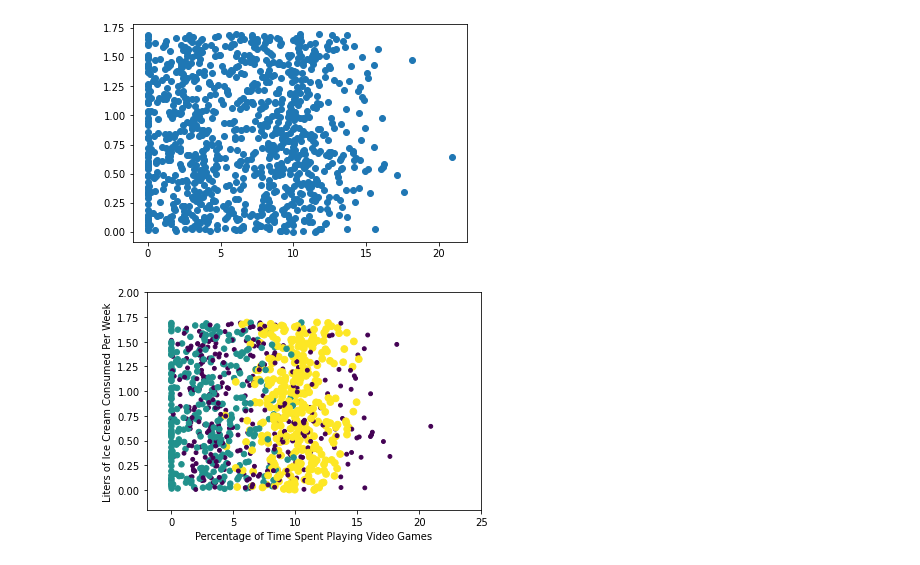
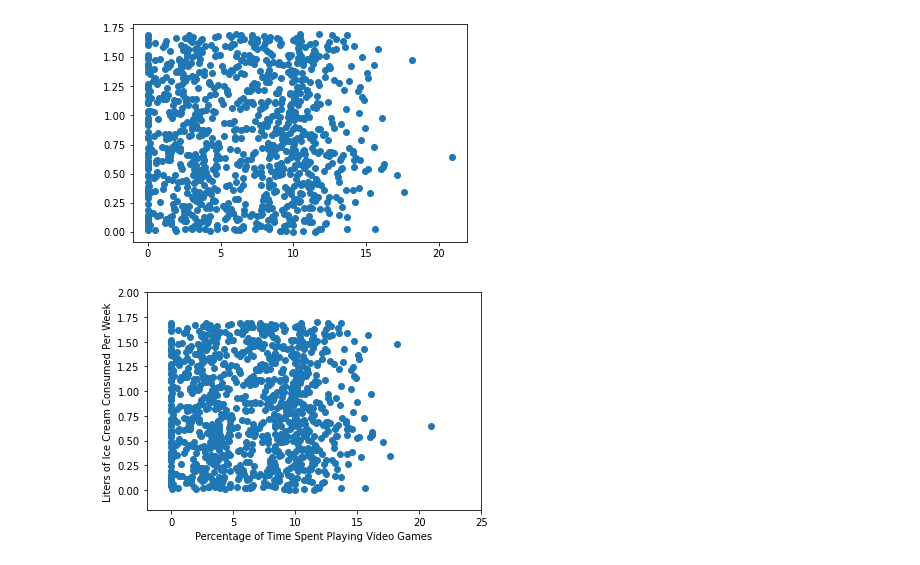
Before and after one commit to jumbokh/nknu-class, a Jupyter notebook: ML/notebooks/knn_DatingWeb.ipynb, the cells around one changed output. Drawn from its saved outputs; the diff is of its cells as text; code cells hidden in the pictures.

```diff
--- a/ML/notebooks/knn_DatingWeb.ipynb
+++ b/ML/notebooks/knn_DatingWeb.ipynb
@@ -3,5 +4,24 @@ import kNN
+# %%
+from numpy import *
+import operator
+from os import listdir
+
+def file2matrix(filename):
+	fr = open(filename)
+	numberOfLines = len(fr.readlines())
+	returnMat = zeros((numberOfLines, 3))
+	classLabelVector = []
+	fr = open(filename)
+	index = 0
+	for line in fr.readlines():
+		line = line.strip()
+		listFromLine = line.split('\t')
+		returnMat[index,:] = listFromLine[0:3]
+		classLabelVector.append(str(listFromLine[3]))
+		index += 1
+	return returnMat, classLabelVector
 # %%
-datingDataMat, datingLabels = kNN.file2matrix('datingTestSet.txt')
+datingDataMat, datingLabels = file2matrix('datingTestSet.txt')
 # %%
 datingDataMat
 # %% [output]
@@ -36,11 +75,12 @@ plt.show()
 # %%
 fig = plt.figure()
 ax = fig.add_subplot(111)
-ax.scatter(datingDataMat[:,1], datingDataMat[:,2], 15.0*array(datingLabels), 15.0*array(datingLabels))
+#ax.scatter(datingDataMat[:,1], datingDataMat[:,2], 15.0*array(datingLabels), 15.0*array(datingLabels))
+ax.scatter(datingDataMat[:,1], datingDataMat[:,2])
 ax.axis([-2,25,-0.2,2.0])
 
 plt.xlabel('Percentage of Time Spent Playing Video Games')
 plt.ylabel('Liters of Ice Cream Consumed Per Week')
 plt.show()
 # %% [output]
-[figure, old version]
+[figure, new version]
```
Also changed, not shown: parts of 4 cells of this notebook.
